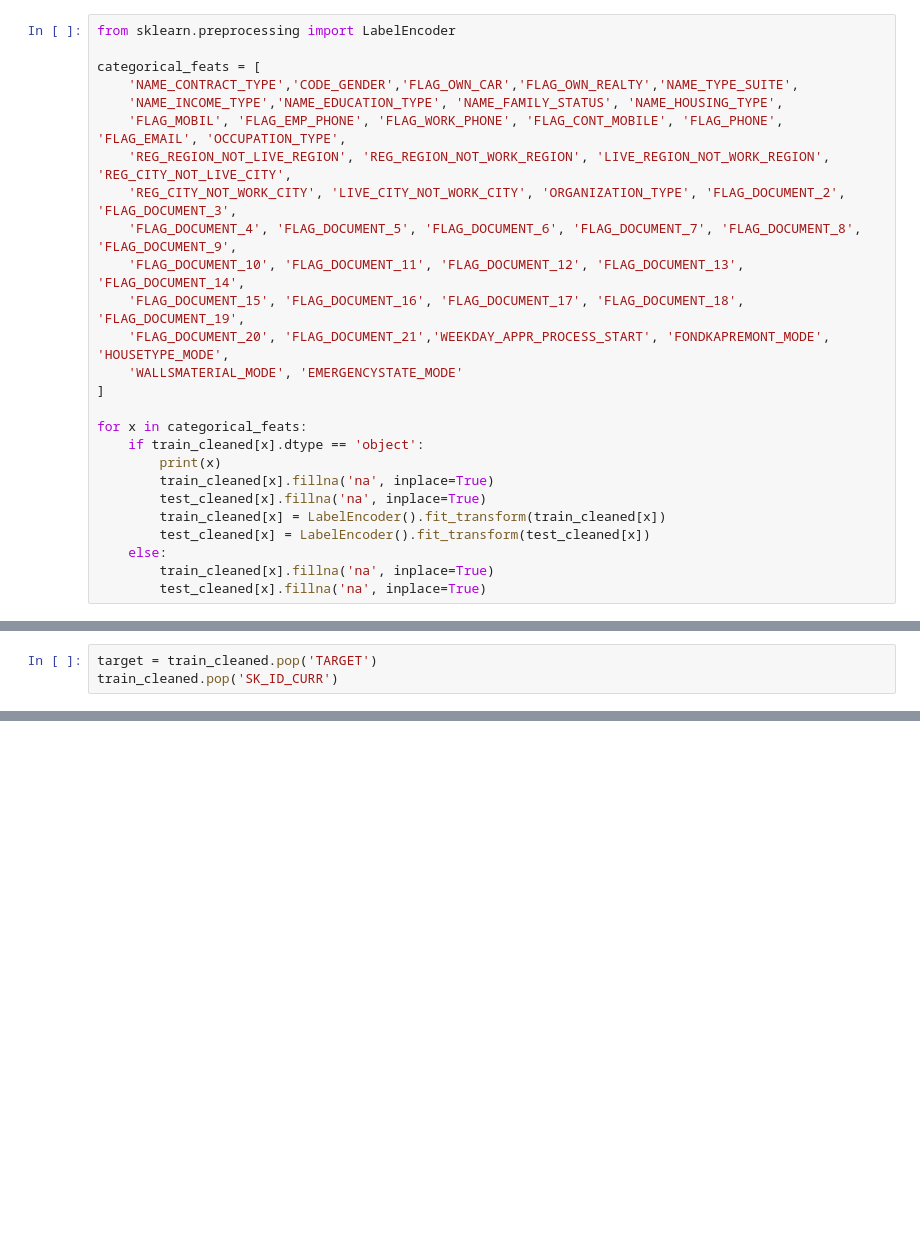
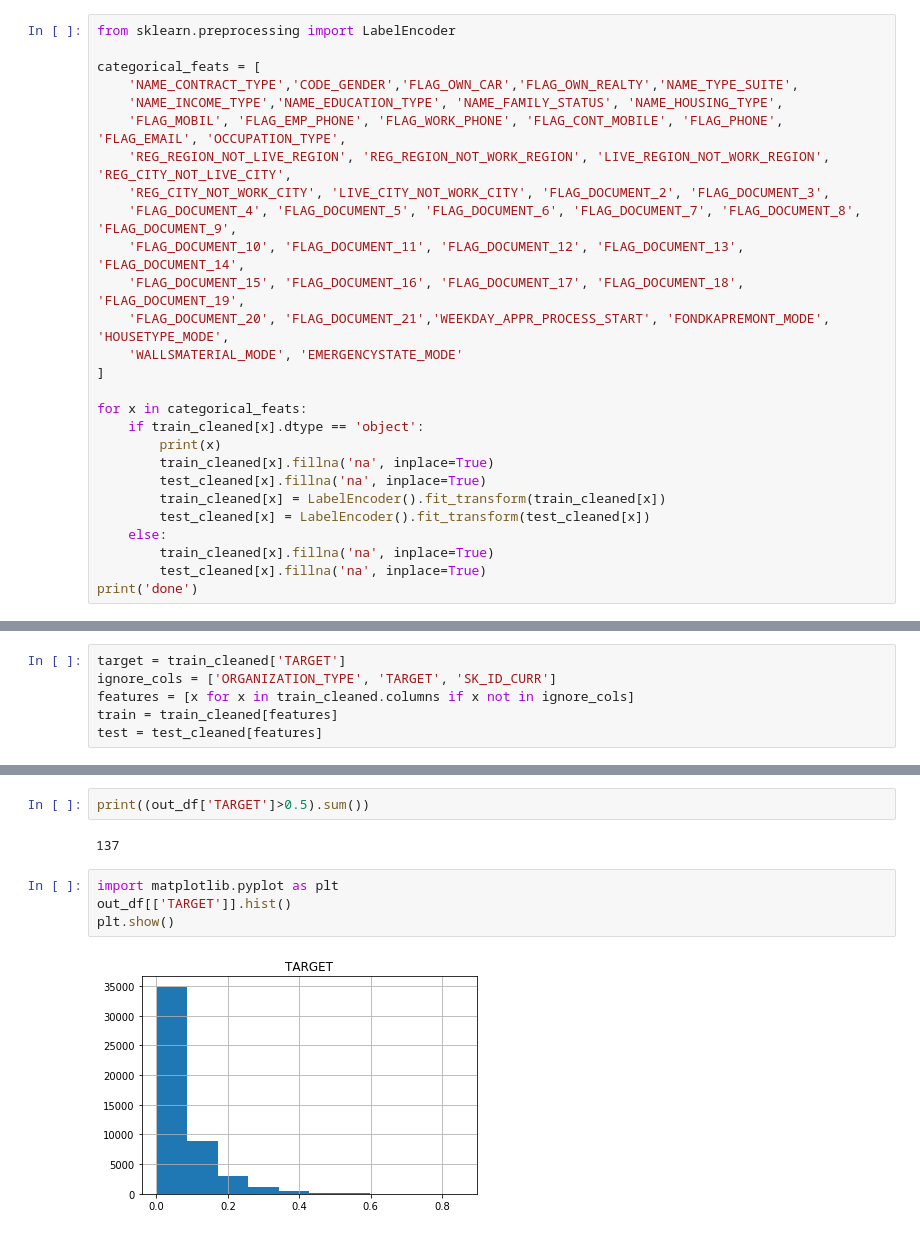
Before and after one commit to wluo-personal/AlphaBoosting, a Jupyter notebook: home_credit/haoyan/lgbm.ipynb, the cells around one changed output, grey strips where cells are left out. Drawn from its saved outputs; the diff is of its cells as text; blank space fills up the shorter version.

```diff
--- a/home_credit/haoyan/lgbm.ipynb
+++ b/home_credit/haoyan/lgbm.ipynb
@@ -15,7 +17,7 @@ categorical_feats = [
     'NAME_INCOME_TYPE','NAME_EDUCATION_TYPE', 'NAME_FAMILY_STATUS', 'NAME_HOUSING_TYPE',
     'FLAG_MOBIL', 'FLAG_EMP_PHONE', 'FLAG_WORK_PHONE', 'FLAG_CONT_MOBILE', 'FLAG_PHONE', 'FLAG_EMAIL', 'OCCUPATION_TYPE',
     'REG_REGION_NOT_LIVE_REGION', 'REG_REGION_NOT_WORK_REGION', 'LIVE_REGION_NOT_WORK_REGION', 'REG_CITY_NOT_LIVE_CITY',
-    'REG_CITY_NOT_WORK_CITY', 'LIVE_CITY_NOT_WORK_CITY', 'ORGANIZATION_TYPE', 'FLAG_DOCUMENT_2', 'FLAG_DOCUMENT_3',
+    'REG_CITY_NOT_WORK_CITY', 'LIVE_CITY_NOT_WORK_CITY', 'FLAG_DOCUMENT_2', 'FLAG_DOCUMENT_3',
     'FLAG_DOCUMENT_4', 'FLAG_DOCUMENT_5', 'FLAG_DOCUMENT_6', 'FLAG_DOCUMENT_7', 'FLAG_DOCUMENT_8', 'FLAG_DOCUMENT_9',
     'FLAG_DOCUMENT_10', 'FLAG_DOCUMENT_11', 'FLAG_DOCUMENT_12', 'FLAG_DOCUMENT_13', 'FLAG_DOCUMENT_14',
     'FLAG_DOCUMENT_15', 'FLAG_DOCUMENT_16', 'FLAG_DOCUMENT_17', 'FLAG_DOCUMENT_18', 'FLAG_DOCUMENT_19',
@@ -33,3 +35,4 @@ for x in categorical_feats:
     else:
         train_cleaned[x].fillna('na', inplace=True)
         test_cleaned[x].fillna('na', inplace=True)
+print('done')
@@ -36,6 +56,9 @@ for x in categorical_feats:
-# %%
-target = train_cleaned.pop('TARGET')
-train_cleaned.pop('SK_ID_CURR')
+# %%
+target = train_cleaned['TARGET']
+ignore_cols = ['ORGANIZATION_TYPE', 'TARGET', 'SK_ID_CURR']
+features = [x for x in train_cleaned.columns if x not in ignore_cols]
+train = train_cleaned[features]
+test = test_cleaned[features]
 # %%
 from sklearn.model_selection import StratifiedKFold
 from lightgbm import LGBMClassifier
@@ -82,3 +154,13 @@ out_df.to_csv(PATH + 'submission.csv', index=False)
+# %%
+print((out_df['TARGET']>0.5).sum())
+# %% [output]
+137
+# %%
+import matplotlib.pyplot as plt
+out_df[['TARGET']].hist()
+plt.show()
+# %% [output]
+[figure, added]
 # %%
 import matplotlib.pyplot as plt
 
```
Also changed, not shown: parts of 7 cells of this notebook, 5 other files.
